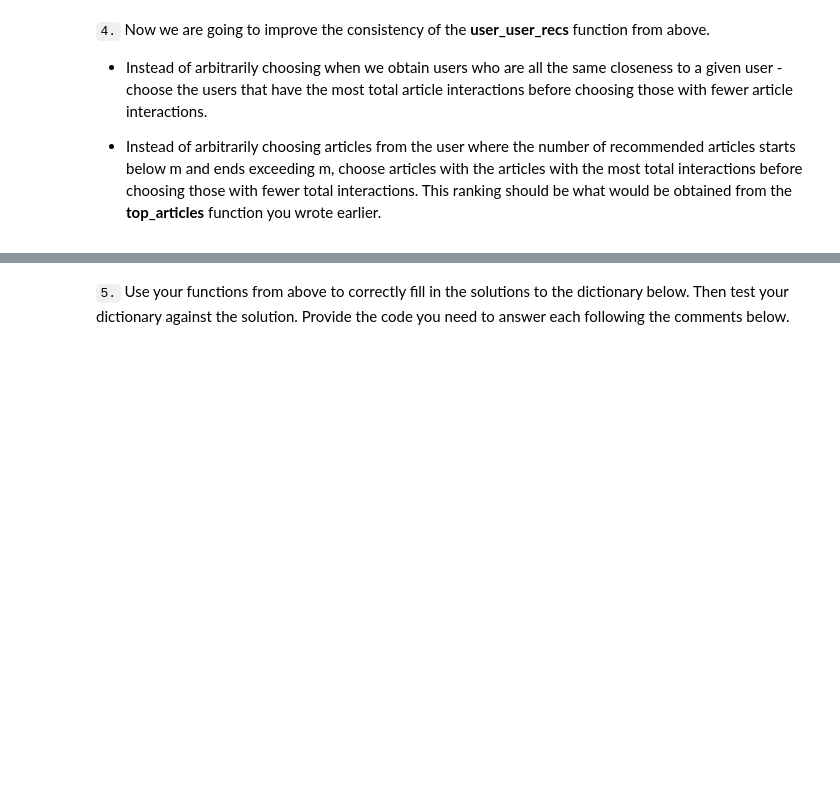
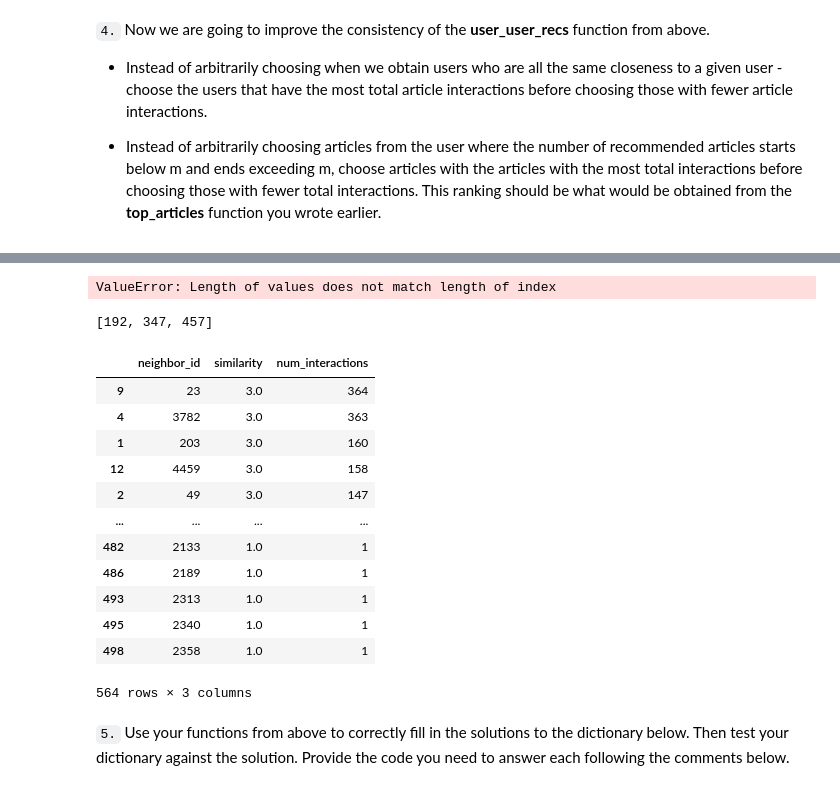
Before and after one commit to herrfeder/DataScientist, a Jupyter notebook: Project_04_Recommendations_With_IBM/Recommendations_with_IBM.ipynb, the cells around one changed output, grey strips where cells are left out. Saved outputs shown, nothing was run; the diff lists cells and outputs as text; code cells hidden in the pictures; blank space fills up the shorter version.

```diff
--- a/Project_04_Recommendations_With_IBM/Recommendations_with_IBM.ipynb
+++ b/Project_04_Recommendations_With_IBM/Recommendations_with_IBM.ipynb
@@ -622,7 +625,22 @@ def get_top_sorted_users(user_id, df=df, user_item=user_item):
                     highest of each is higher in the dataframe
 
     """
-    # Your code here
+
+    # create Series with number of interactions per user
+    user_interacts = df["user_id"].value_counts()
+
+    # recycle find_similiar users and get Series with index and values (similarity) for specific user
+    neighbors_df = pd.DataFrame(find_similar_users(user_id, mode="index_value"))
+
+    # parse number of interactions into the new neighbors_df
+    neighbors_df["num_interactions"] = [user_interacts.loc[x] for x in neighbors_df.index]
+
+    # create new continous index and rename columns to useful names
+    neighbors_df = neighbors_df.reset_index().rename(columns={"user_id":"neighbor_id",
+                                                              user_id:"similarity"})
+
+    # sorting neighbors_df by similarity and num_interactions
+    neighbors_df = neighbors_df.sort_values(by=["similarity", "num_interactions"], ascending=False)
 
     return neighbors_df  # Return the dataframe specified in the doc_string
 
@@ -650,6 +668,20 @@ def user_user_recs_part2(user_id, m=10):
     before choosing those with fewer total interactions.
 
     """
-    # Your code here
+     # create Series with number of interactions per user
+    article_interacts = pd.DataFrame(df["article_id"].value_counts())
+
+    neighbors_df = get_top_sorted_users(user_id)
+
+    for index, vals in neighbors_df.iterrows():
+
+        article_ids, article_names = get_user_articles(vals["neighbor_id"])
+        article_interacts["num_interacts"] =  [article_interacts.loc[float(x)] for x in article_ids]
+        article_interacts = article_interacts.sort_values(by="num_interacts", ascending=False)
+        for a_id in article_interacts[""]:
+            if (not a_id in own_art_ids) and (not a_id in recs):
+                recs.append(a_id)
+                if len(recs) == m:
+                    return recs
 
     return recs, rec_names
@@ -655,0 +705,9 @@ def user_user_recs_part2(user_id, m=10):
+# %%
+article_interacts["num_interacts"] = [article_interacts.loc[float(x)]["article_id"] for x in idx]
+article_interacts
+# %% [output]
+ValueError: Length of values does not match length of index
+# %%
+[(article_interacts.loc[float(x)]) for x in idx]
+# %% [output]
+[192, 347, 457]
@@ -655,0 +716,16 @@ def user_user_recs_part2(user_id, m=10):
+# %%
+ get_top_sorted_users(5)
+# %% [output]
+|  | neighbor_id | similarity | num_interactions |
+| 9 | 23 | 3.0 | 364 |
+| 4 | 3782 | 3.0 | 363 |
+| 1 | 203 | 3.0 | 160 |
+| 12 | 4459 | 3.0 | 158 |
+| 2 | 49 | 3.0 | 147 |
+| ... | ... | ... | ... |
+| 482 | 2133 | 1.0 | 1 |
+| 486 | 2189 | 1.0 | 1 |
+| 493 | 2313 | 1.0 | 1 |
+| 495 | 2340 | 1.0 | 1 |
+| 498 | 2358 | 1.0 | 1 |
+564 rows × 3 columns
```
Also changed, not shown: parts of 4 cells of this notebook.
